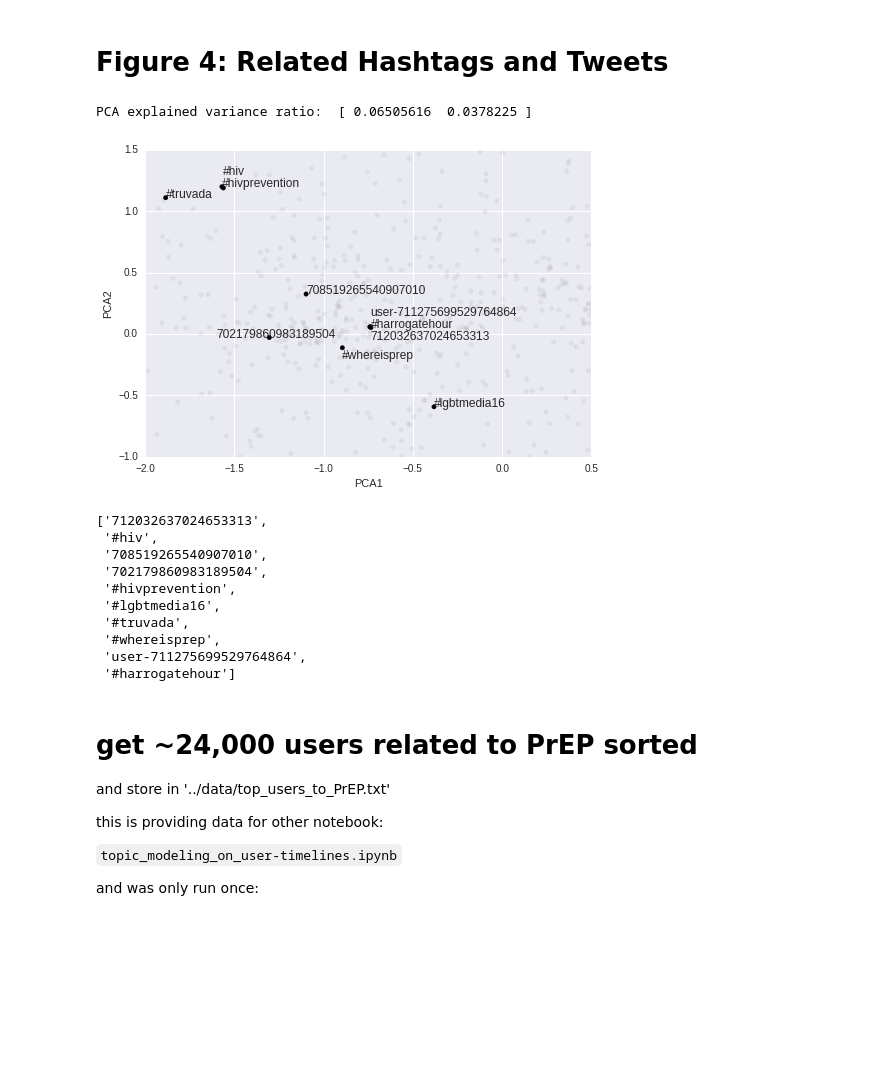
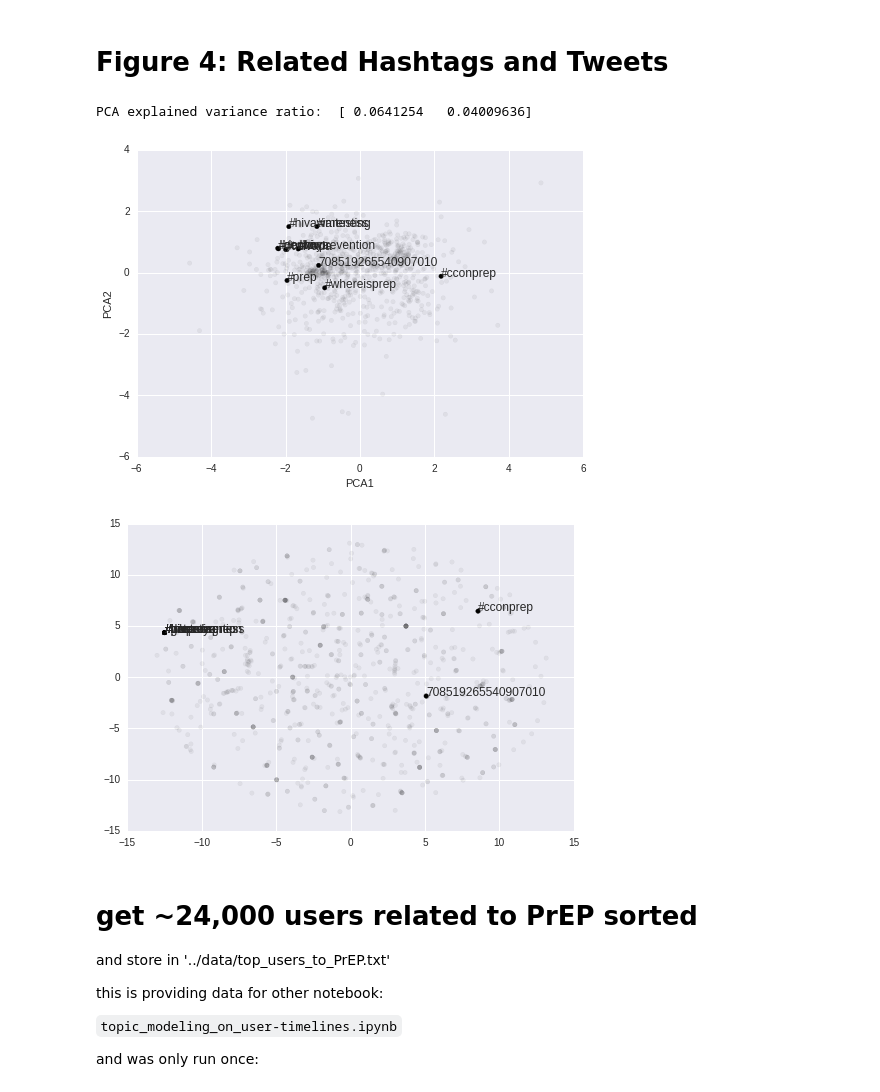
Before and after one commit to quinngroup/sm_w2v, a Jupyter notebook: notebooks/doc2vec.ipynb, the cells around one changed output. Saved outputs shown, nothing was run; the diff lists cells and outputs as text; code cells hidden in the pictures; blank space fills up the shorter version.

```diff
--- a/notebooks/doc2vec.ipynb
+++ b/notebooks/doc2vec.ipynb
@@ -271,8 +210,11 @@ if '/high_spd_work/sm_w2v' not in sys.path:
     sys.path.append('/high_spd_work/sm_w2v')
 from sm_w2v.plot_utils import scatter_plot
 
-# related words from above
-related_words = list(df_prep.iloc[:,0].values)
+# come up with words that are relevent, but not too similar
+related_words = ["PrEP", "AIDS", "aids", "HIV", "hiv", "gay", "Gay",
+                 "Undetectable", "undetectable", "Testing", "testing",
+                 "WorldAIDSDay", "WorldaidsDay", "ART", "genvoya",
+                 "Genvoya", "truvada", "Truvada"]
 
 # Prepare data matrix
 X = []
@@ -296,8 +238,8 @@ print("PCA explained variance ratio: ", pca.explained_variance_ratio_)
 pca_comps = pca.transform(X)
 
 # Do tSNE
-# tsne = TSNE(n_components=2, random_state=2, perplexity=5.0)
-# tsne_comps = tsne.fit_transform(X)
+tsne = TSNE(n_components=2, random_state=2, perplexity=5.0)
+tsne_comps = tsne.fit_transform(X)
 
 # Scatter plot
 rand_seed = 0
@@ -311,7 +253,7 @@ x=pca_comps[:,0]
 y=pca_comps[:,1]
 clust_labels=kmeans_labels
 title='pca_words_prep'
-plot_lims=[0,15,-6.5,-0.5]
+plot_lims=None
 
 # set up the high alpha labeled plot
 txt_labels = []
@@ -355,7 +297,7 @@ plt.show()
 ######## end manual plotting ##################################
 
 # save tSNE plot in 'notebooks' directory
-# scatter_plot(tsne_comps[:,0], tsne_comps[:,1], alpha_high, alpha_low,
-#             kmeans_labels, text_annotations,
-#             down_samp_rate, "tsne_words_prep", rand_seed, None)
+scatter_plot(tsne_comps[:,0], tsne_comps[:,1], alpha_high, alpha_low,
+            kmeans_labels, text_annotations,
+            down_samp_rate, "tsne_words_prep", rand_seed, None)
 # %% [output]
@@ -429,7 +372,9 @@ df_hash_imtesting
 # Figure 4: Related Hashtags and Tweets
 # %%
 # related words from above
-related_words = list(df_hash_prep.iloc[:,0].values)
+related_words = ["#hiv", "#imtesting", "#whereisprep", "#hivprevention", "#truvada",
+                "#hivawareness", "#prep", "#genvoya", "708519265540907010", "#doctor",
+                "#cconprep", "#jointheconversation"]
 
 
 # Prepare data matrix
@@ -455,8 +400,8 @@ print("PCA explained variance ratio: ", pca.explained_variance_ratio_)
 pca_comps = pca.transform(X)
 
 # Do tSNE
-# tsne = TSNE(n_components=2, random_state=2, perplexity=1.0)
-# tsne_comps = tsne.fit_transform(X)
+tsne = TSNE(n_components=2, random_state=2, perplexity=1.0)
+tsne_comps = tsne.fit_transform(X)
 
 # Scatter plot
 
@@ -470,7 +415,7 @@ x=pca_comps[:,0]
 y=pca_comps[:,1]
 clust_labels=kmeans_labels
 title='pca_docs_prep'
-plot_lims=[-2,0.5,-1,1.5]
+plot_lims=None
 
 # set up the high alpha labeled plot
 txt_labels = []
@@ -489,59 +434,39 @@ for i in range(len(x)):
 if(rand_seed):
     np.random.seed(rand_seed)
 take = np.random.choice(list(range(len(x))), int(len(x)*down_samp_rate), replace=False)
 x = np.array(x)[take]
 y = np.array(y)[take]
 clust_labels = np.array(clust_labels)[take]
 
 # Plot all the data with low alpha (in the background)
 fig, ax = plt.subplots()
 ax.scatter(x, y, alpha=alpha_low, c=clust_labels, cmap=plt.get_cmap("nipy_spectral"))
 
 # Plot data with high alpha
 ax.scatter(x_high_alpha, y_high_alpha, c=labels_high_alpha,
         alpha=alpha_high, cmap=plt.get_cmap("nipy_spectral"))
 
-
-text_high_alpha[8] = 'user-711275699529764864'
-y_high_alpha[8] = 0.15
-y_high_alpha[7] = -0.2
-y_high_alpha[1] = 1.3
-x_high_alpha[3] = -1.6
-y_high_alpha[0] = -0.05
-
 for i, txt in enumerate(text_high_alpha):
     ax.annotate(txt, (x_high_alpha[i], y_high_alpha[i]))
 if(plot_lims):
     plt.axis(plot_lims)
 
 plt.xlabel('PCA1')
 plt.ylabel('PCA2')
 
 plt.savefig(title + ".pdf", format="pdf")
 plt.show()
 
 ######## end manual plotting ##################################
 
 # save tSNE plot in 'notebooks' directory (it won't show here in the notebook)
-# scatter_plot(tsne_comps[:,0], tsne_comps[:,1], alpha_high, alpha_low,
-#             kmeans_labels, text_annotations,
-#             down_samp_rate, "tsne_docs_prep", rand_seed, None)
+scatter_plot(tsne_comps[:,0], tsne_comps[:,1], alpha_high, alpha_low,
+            kmeans_labels, text_annotations,
+            down_samp_rate, "tsne_docs_prep", rand_seed, None)
 # %% [output]
-PCA explained variance ratio:  [ 0.06505616  0.0378225 ]
+PCA explained variance ratio:  [ 0.0641254   0.04009636]
-[figure, old version]
+[figure, new version]
+[figure, added]
-# %%
-text_high_alpha
-# %% [output]
-['712032637024653313',
- '#hiv',
- '708519265540907010',
- '702179860983189504',
- '#hivprevention',
- '#lgbtmedia16',
- '#truvada',
- '#whereisprep',
- 'user-711275699529764864',
- '#harrogatehour']
 # %% [markdown]
 # get ~24,000 users related to PrEP sorted
 
```
Also changed, not shown: parts of 2 cells of this notebook, 4 other files.
